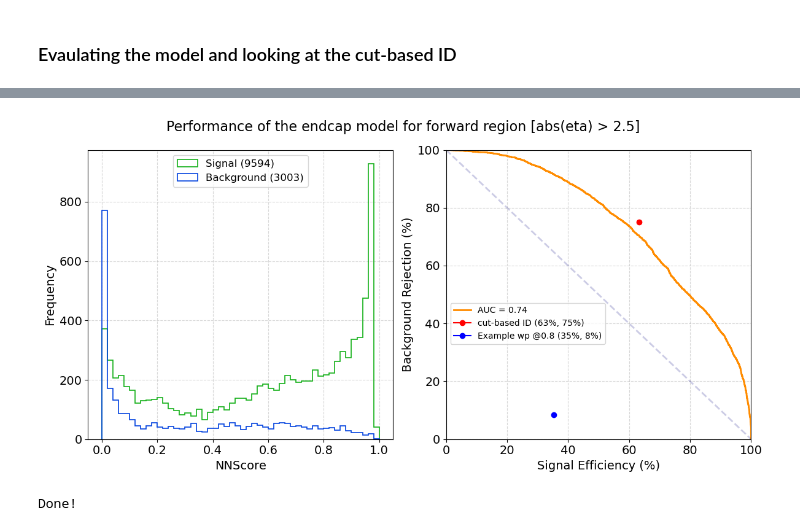
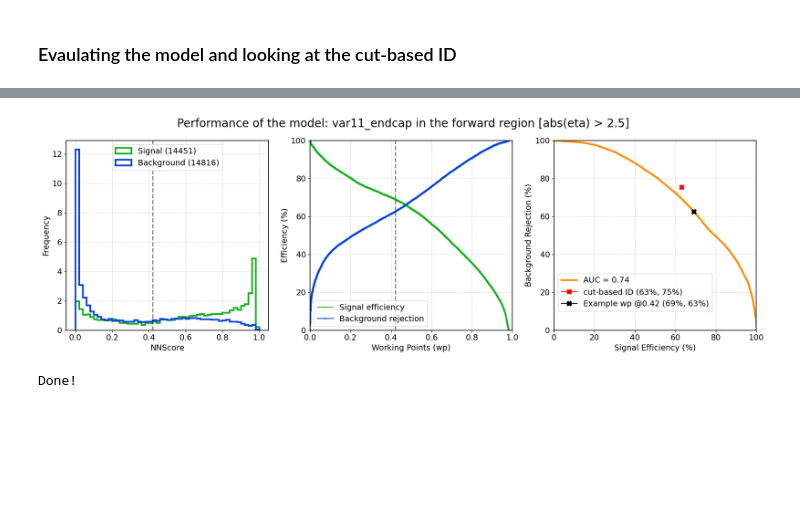
Before and after one commit to phazarik/PFPhotonID-validation-Run3, a Jupyter notebook: Evaluator.ipynb, the cells around one changed output, grey strips where cells are left out. Saved outputs shown, nothing was run; the diff lists cells and outputs as text; code cells hidden in the pictures; blank space fills up the shorter version.

Commit message:
Testing performance in forward region

```diff
--- a/Evaluator.ipynb
+++ b/Evaluator.ipynb
@@ -315,14 +374,14 @@ def get_score_and_roc(model, X, y):
     y_truth = y
     y_predicted = model.predict(X)
 
-    fpr, tpr, _ = roc_curve(y_truth, y_predicted)
+    fpr, tpr, wps = roc_curve(y_truth, y_predicted)
     auc_score = auc(tpr,1-fpr)
     tpr=tpr*100      #True positve rate = How many signal passes the threshold - Signal Efficiency
     fnr=(1-fpr)*100  #False negative rate = How many background fails the threshold - Background Rejection
 
-    return y_predicted, fnr, tpr, auc_score
+    return y_predicted, fnr, tpr, wps, auc_score
 
-nnscore, fnr, tpr, auc_score = get_score_and_roc(model, X, y)
+nnscore, fnr, tpr, wps, auc_score = get_score_and_roc(model, X, y)
 print('The model is evulated, and TPR, FNR are calculated.')
 
 data["NNScore"] = nnscore
@@ -363,11 +449,13 @@ Signal efficiency and background rejection of the cut-based ID : 63.36 % and 75.
 # %%
 #EGamma working point
-wp = 0.80
-nn_bkgpass =len(data.query(f'(NNScore > {wp}) & (truth == 0)'))
-nn_bkgfail =len(data.query(f'(NNScore < {wp}) & (truth == 0)'))
-nn_sigpass =len(data.query(f'(NNScore > {wp}) & (truth == 1)'))
-nn_sigfail =len(data.query(f'(NNScore < {wp}) & (truth == 1)'))
-nn_bkgrej  =( nn_bkgpass/(nn_bkgpass+nn_bkgfail) )*100
+if 'barrel' in model_to_use: example_wp = 0.22
+elif 'endcap' in model_to_use: example_wp = 0.42
+
+nn_bkgpass =len(data.query(f'(NNScore > {example_wp}) & (truth == 0)'))
+nn_bkgfail =len(data.query(f'(NNScore < {example_wp}) & (truth == 0)'))
+nn_sigpass =len(data.query(f'(NNScore > {example_wp}) & (truth == 1)'))
+nn_sigfail =len(data.query(f'(NNScore < {example_wp}) & (truth == 1)'))
+nn_bkgrej  =( nn_bkgfail/(nn_bkgpass+nn_bkgfail) )*100
 nn_sigeff  =( nn_sigpass/(nn_sigpass+nn_sigfail) )*100
 print(f'Signal efficiency and background rejection of the working point: {nn_sigeff:.2f} % and {nn_bkgrej:.2f}%')
 # %% [output]
@@ -375,51 +463,68 @@ Signal efficiency and background rejection of the working point: 35.37 % and 8.4
 # %%
 # Define custom binning for the NNScore
 mybins = np.arange(0, 1.02, 0.02)
 
 # Create the figure and subplots
-fig, axs = plt.subplots(1, 2, figsize=(12, 6))
+fig, axs = plt.subplots(1, 3, figsize=(18, 6))
+
+#Common ax decorations:
+for ax in axs:
+    ax.spines['top'].set_linewidth(1.2)    # Top boundary
+    ax.spines['right'].set_linewidth(1.2)  # Right boundary
+    ax.spines['bottom'].set_linewidth(1.2) # Bottom boundary
+    ax.spines['left'].set_linewidth(1.2)   # Left boundary
+    ax.tick_params(axis='both', which='major', labelsize=14)
+    ax.grid(True, alpha=0.5, linestyle='--')
 
 # Define common histogram properties
 hist_props = {
     'histtype': 'step',
-    'density': False,
-    'linewidth': 1.2,
+    'density': True,
+    'linewidth': 3,
 }
-
 nsig = len(data[data['truth']==1])
 nbkg = len(data[data['truth']==0])
 # Left subplot: NNScore distribution
 axs[0].hist(data[data['truth']==1]['NNScore'], bins=mybins, color='xkcd:green', label=f'Signal ({nsig})', **hist_props)
 axs[0].hist(data[data['truth']==0]['NNScore'], bins=mybins, color='xkcd:blue', label=f'Background ({nbkg})', **hist_props)
+axs[0].axvline(x=example_wp, color='xkcd:black', linestyle='--', linewidth=2, alpha=0.5)
 axs[0].set_xlabel('NNScore', fontsize=14)
 axs[0].set_ylabel('Frequency', fontsize=14)
-axs[0].tick_params(axis='both', which='major', labelsize=14)
-axs[0].grid(True, alpha=0.5, linestyle='--')
-axs[0].legend(loc='upper center', fontsize=12)
+axs[0].legend(loc='upper center', fontsize=14)
+#axs[0].set_title('Signal and background separation', fontsize=18)
 
-# Right subplot: ROC curve (assuming you have tpr, fnr, auc_score, PF_sigeff, and PF_bkgrej defined)
-axs[1].plot(tpr, fnr, color='darkorange', lw=2, label=f'AUC = {auc_score:.2f}')
-axs[1].plot([0, 100], [100, 0], color='navy', lw=2, linestyle='--', alpha=0.2)
-axs[1].plot(PF_sigeff, PF_bkgrej, marker='o', color="red",  markersize=6, label=f'cut-based ID ({PF_sigeff:.0f}%, {PF_bkgrej:.0f}%)')
-axs[1].plot(nn_sigeff, nn_bkgrej, marker='o', color="blue", markersize=6, label=f'Example wp @{wp} ({nn_sigeff:.0f}%, {nn_bkgrej:.0f}%)')
-axs[1].set_xlim([0, 100])
+axs[1].plot(wps, tpr, label='Signal efficiency',    marker='o', markersize=1.5, color='xkcd:green')
+axs[1].plot(wps, fnr, label='Background rejection', marker='o', markersize=1.5, color='xkcd:blue')
+axs[1].axvline(x=example_wp, color='xkcd:black', linestyle='--', linewidth=2, alpha=0.5)
+axs[1].set_xlabel('Working Points (wp)', fontsize=14)
+axs[1].set_ylabel('Efficiency (%)', fontsize=14)
+axs[1].set_xlim([0, 1])
 axs[1].set_ylim([0, 100])
-axs[1].set_xlabel('Signal Efficiency (%)', fontsize=14)
-axs[1].set_ylabel('Background Rejection (%)', fontsize=14)
-axs[1].tick_params(axis='both', which='major', labelsize=14)
-axs[1].grid(True, alpha=0.5, linestyle='--')
-axs[1].legend(loc='center left', fontsize=10, bbox_to_anchor=(0.0, 0.40))
+axs[1].legend(loc='best', fontsize=14)
+#axs[1].set_title('Scanning thorugh working points', fontsize=18)
+
+# ROC
+axs[2].plot(tpr, fnr, color='darkorange', lw=3, label=f'AUC = {auc_score:.2f}')
+#axs[2].plot([0, 100], [100, 0], color='navy', lw=2, linestyle='--', alpha=0.2)
+axs[2].plot(PF_sigeff, PF_bkgrej, marker='X', color="red",  markersize=8, label=f'cut-based ID ({PF_sigeff:.0f}%, {PF_bkgrej:.0f}%)')
+axs[2].plot(nn_sigeff, nn_bkgrej, marker='X', color="xkcd:black", markersize=8, label=f'Example wp @{example_wp} ({nn_sigeff:.0f}%, {nn_bkgrej:.0f}%)')
+axs[2].set_xlim([0, 100])
+axs[2].set_ylim([0, 100])
+axs[2].set_xlabel('Signal Efficiency (%)', fontsize=14)
+axs[2].set_ylabel('Background Rejection (%)', fontsize=14)
+axs[2].legend(loc='center left', fontsize=14, bbox_to_anchor=(0.0, 0.20))
+#axs[2].set_title('ROC curve', fontsize=18)
 
 # Adjust layout
-fig.suptitle(f'Performance of the endcap model for {plotinfo}', fontsize=16)
+fig.suptitle(f'Performance of the model: {model_to_use} in the {plotinfo}', fontsize=20)
 plt.tight_layout()
-plt.subplots_adjust(hspace=0.25) #do this after tight layout
+plt.subplots_adjust(hspace=0.30) #do this after tight layout
 
 # Display the plot after saving.
 plt.savefig(f'plots/{figtype}_performance.png', dpi=300)
 plt.show()
 
 print('Done!')
 # %% [output]
-[figure, old version]
+[figure, new version]
 Done!
```
Also changed, not shown: parts of 15 cells of this notebook, 6 other files.
